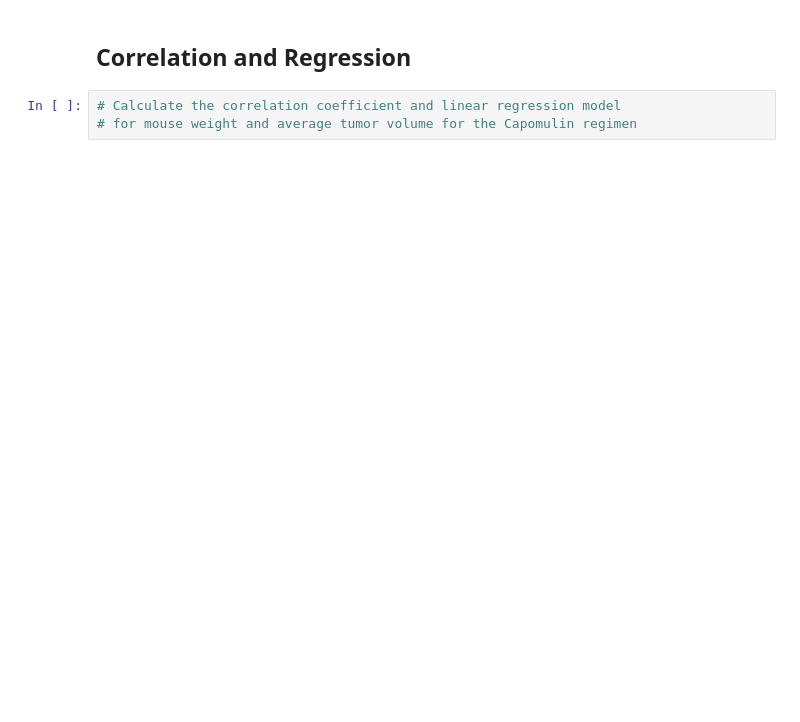
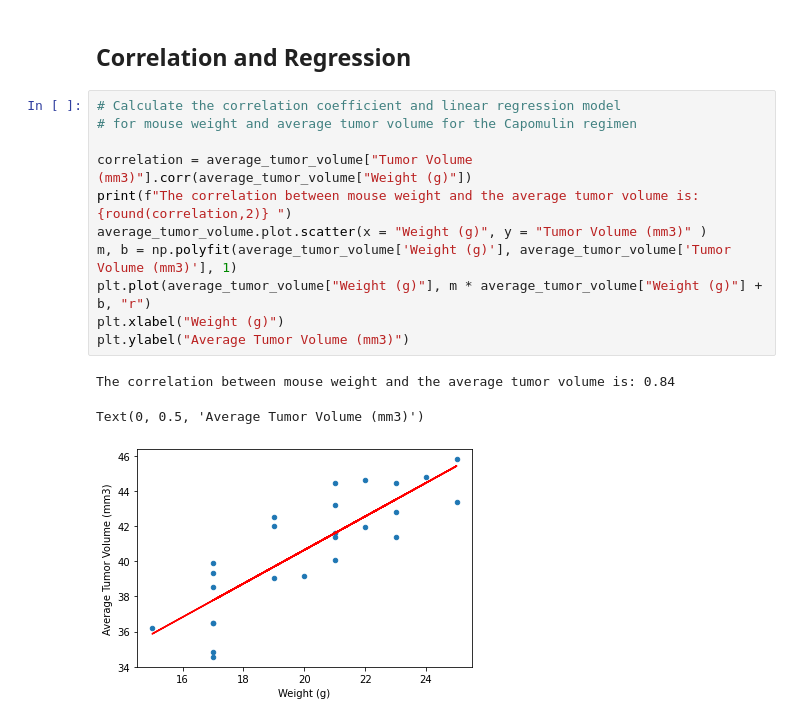
Before and after one commit to Patli1998/Challenge5-Matplotlib, a Jupyter notebook: Pymaceuticals/pymaceuticals.ipynb, the cells around one changed output. Saved outputs shown, nothing was run; the diff lists cells and outputs as text; blank space fills up the shorter version.

```diff
--- a/Pymaceuticals/pymaceuticals.ipynb
+++ b/Pymaceuticals/pymaceuticals.ipynb
@@ -242,5 +347,17 @@ plt.show()
 # %% [markdown]
 ## Correlation and Regression
-# %%
-# Calculate the correlation coefficient and linear regression model
-# for mouse weight and average tumor volume for the Capomulin regimen
+# %%
+# Calculate the correlation coefficient and linear regression model
+# for mouse weight and average tumor volume for the Capomulin regimen
+
+correlation = average_tumor_volume["Tumor Volume (mm3)"].corr(average_tumor_volume["Weight (g)"])
+print(f"The correlation between mouse weight and the average tumor volume is: {round(correlation,2)} ")
+average_tumor_volume.plot.scatter(x = "Weight (g)", y = "Tumor Volume (mm3)" )
+m, b = np.polyfit(average_tumor_volume['Weight (g)'], average_tumor_volume['Tumor Volume (mm3)'], 1)
+plt.plot(average_tumor_volume["Weight (g)"], m * average_tumor_volume["Weight (g)"] + b, "r")
+plt.xlabel("Weight (g)")
+plt.ylabel("Average Tumor Volume (mm3)")
+# %% [output]
+The correlation between mouse weight and the average tumor volume is: 0.84
+Text(0, 0.5, 'Average Tumor Volume (mm3)')
+[figure, added]
```
Also changed, not shown: parts of 8 cells of this notebook.
